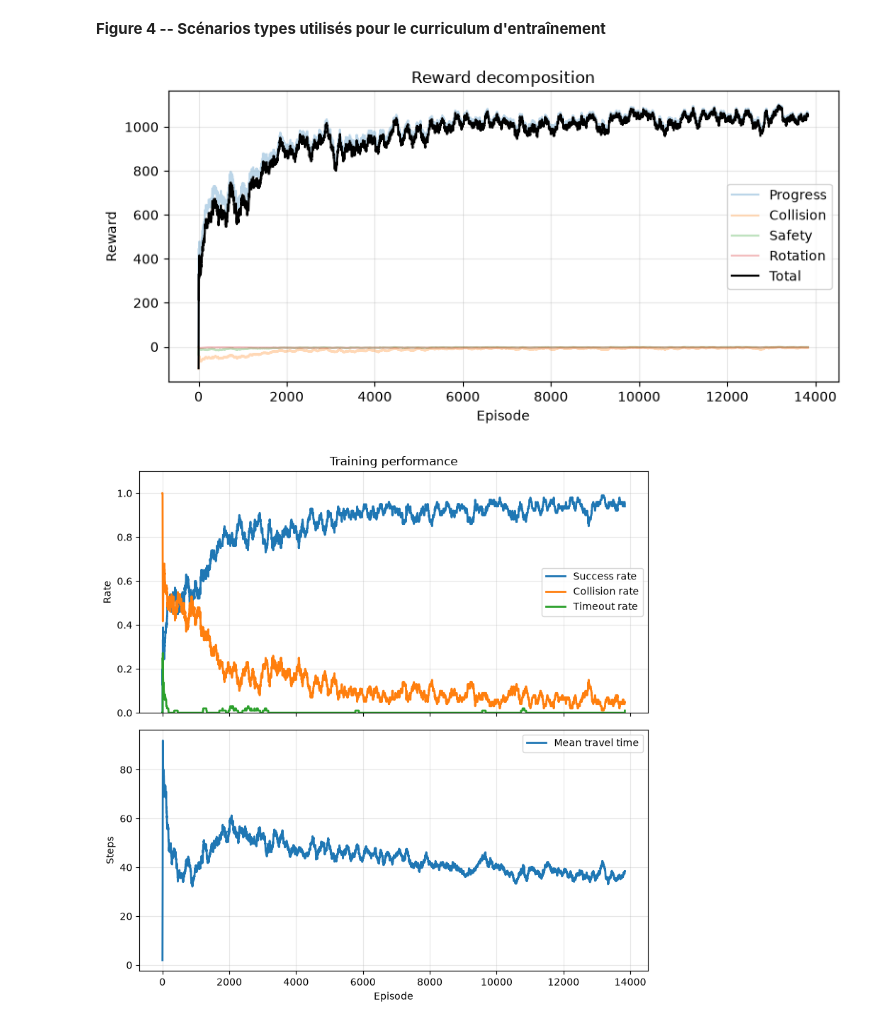
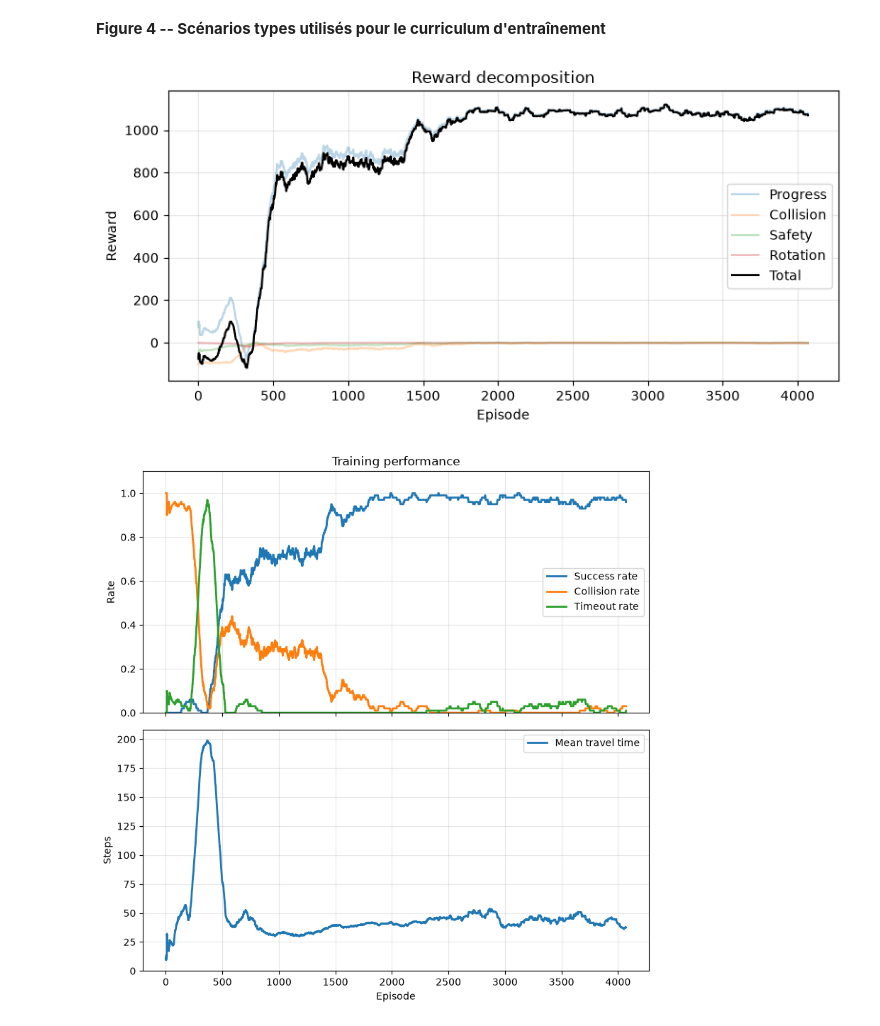
Before and after one commit to sayansuos/baggage-handling-rl, a Jupyter notebook: analysis.ipynb, the cells around one changed output. Cells and saved outputs as stored; diff of their text form; code cells hidden in the pictures.

```diff
--- a/analysis.ipynb
+++ b/analysis.ipynb
@@ -312,12 +312,12 @@ results
 # %% [markdown]
 **Figure 4 -- Scénarios types utilisés pour le curriculum d'entraînement**
 # %%
-df_perf= pd.read_csv("logs/train/exp8_warehouse_training_metrics.csv")
-df_reward = pd.read_csv("logs/train/exp8_warehouse_reward_components.csv")
+df_perf = pd.read_csv("logs/train/exp3_fixed_2_training_metrics.csv")
+df_reward = pd.read_csv("logs/train/exp3_fixed_2_reward_components.csv")
 
 plot_rewards(df=df_reward, path=None, file_name=None, window= 100, render=True)
 plot_performances(df=df_perf, path=None, file_name=None, window=100, render=True)
 plot_velocities(df=df_perf, path=None, file_name=None, window=100, render=True)
 # %% [output]
-[figure, old version]
+[figure, new version]
-[figure, old version]
+[figure, new version]
```
Also changed, not shown: parts of 2 cells of this notebook.
